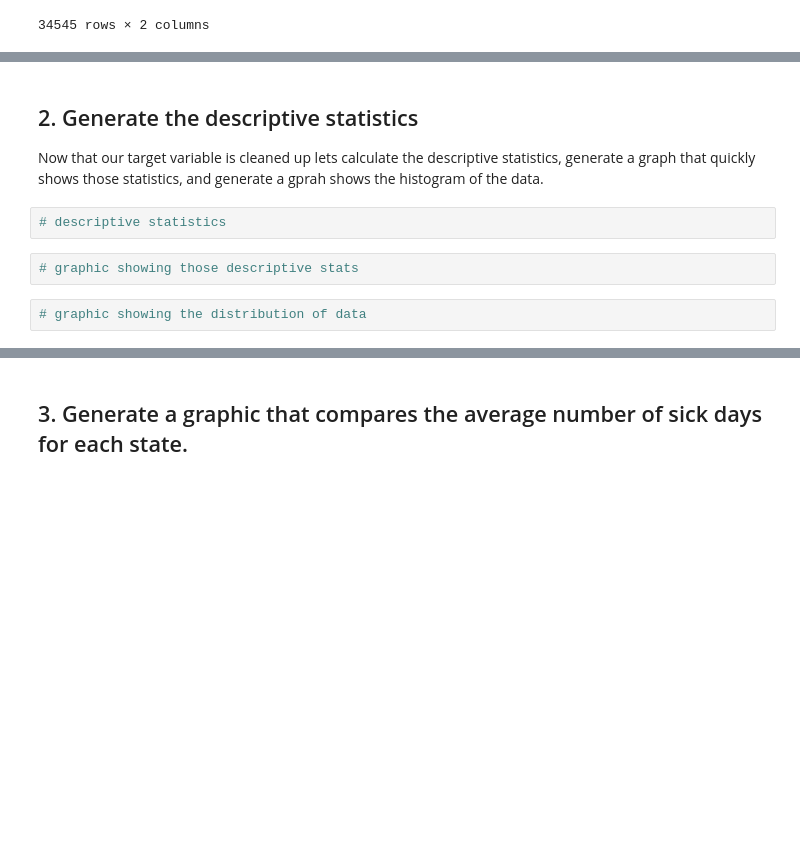
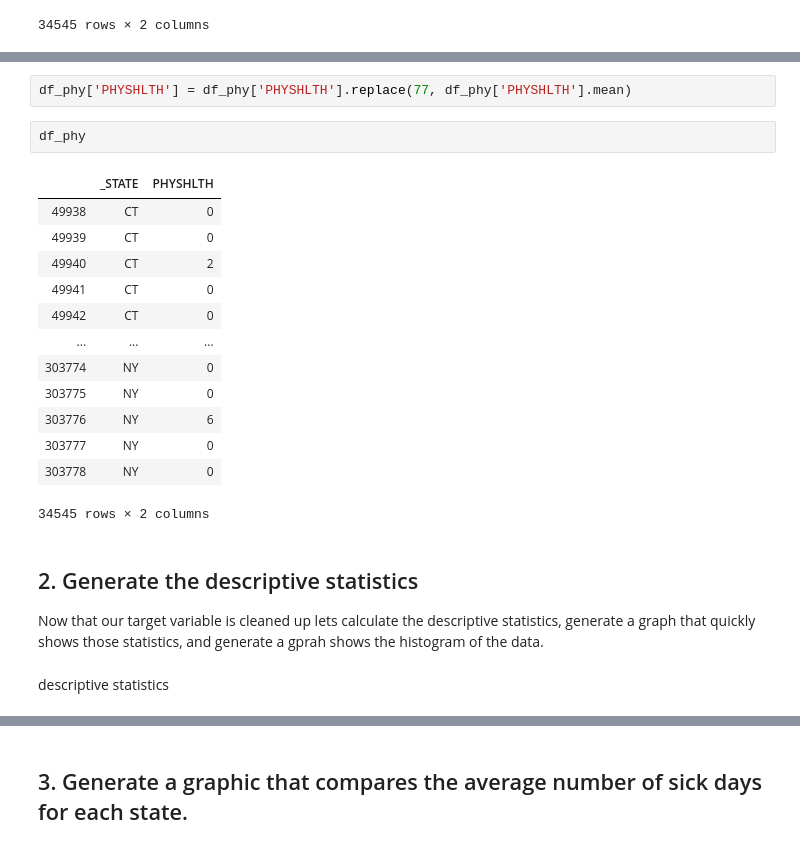
Before and after one commit to k0marrr1/nyc-mhtn-ds-010620-lectures, a Jupyter notebook: week_2/case_study/Data_Exploration_Applied.ipynb, the cells around one changed output, grey strips where cells are left out. Drawn from its saved outputs; the diff is of its cells as text; blank space fills up the shorter version.

```diff
--- a/week_2/case_study/Data_Exploration_Applied.ipynb
+++ b/week_2/case_study/Data_Exploration_Applied.ipynb
@@ -121,10 +194,24 @@ df_phy
+# %%
+df_phy['PHYSHLTH'] = df_phy['PHYSHLTH'].replace(77, df_phy['PHYSHLTH'].mean)
+# %%
+df_phy
+# %% [output]
+|  | _STATE | PHYSHLTH |
+| 49938 | CT | 0 |
+| 49939 | CT | 0 |
+| 49940 | CT | 2 |
+| 49941 | CT | 0 |
+| 49942 | CT | 0 |
+| ... | ... | ... |
+| 303774 | NY | 0 |
+| 303775 | NY | 0 |
+| 303776 | NY | 6 |
+| 303777 | NY | 0 |
+| 303778 | NY | 0 |
+34545 rows × 2 columns
 # %% [markdown]
 ## 2. Generate the descriptive statistics
 
 Now that our target variable is cleaned up lets calculate the descriptive statistics, generate a graph that quickly shows those statistics, and generate a gprah shows the histogram of the data.
-# %%
-# descriptive statistics
-# %%
-# graphic showing those descriptive stats
-# %%
-# graphic showing the distribution of data
+# %% [markdown]
+descriptive statistics
```
Also changed, not shown: parts of 24 cells of this notebook.
